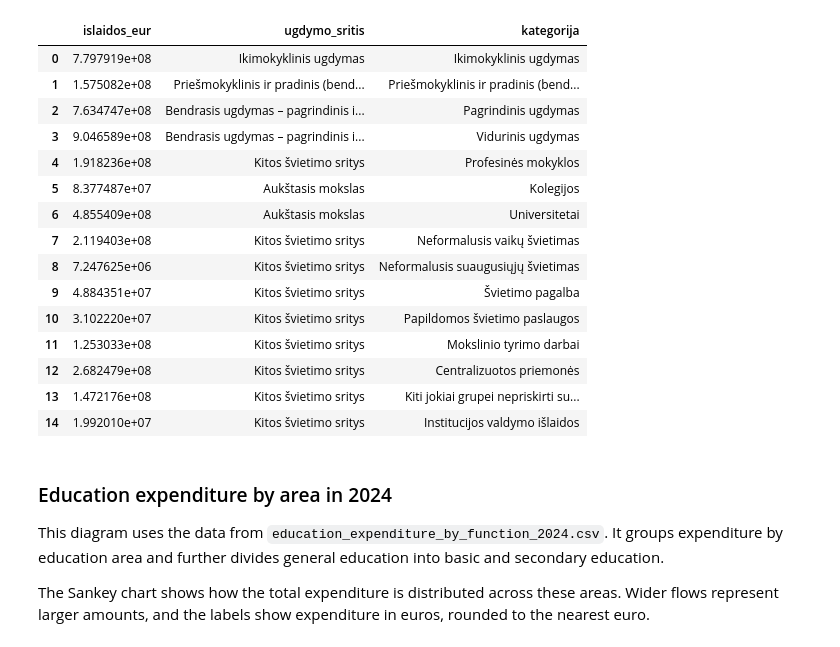
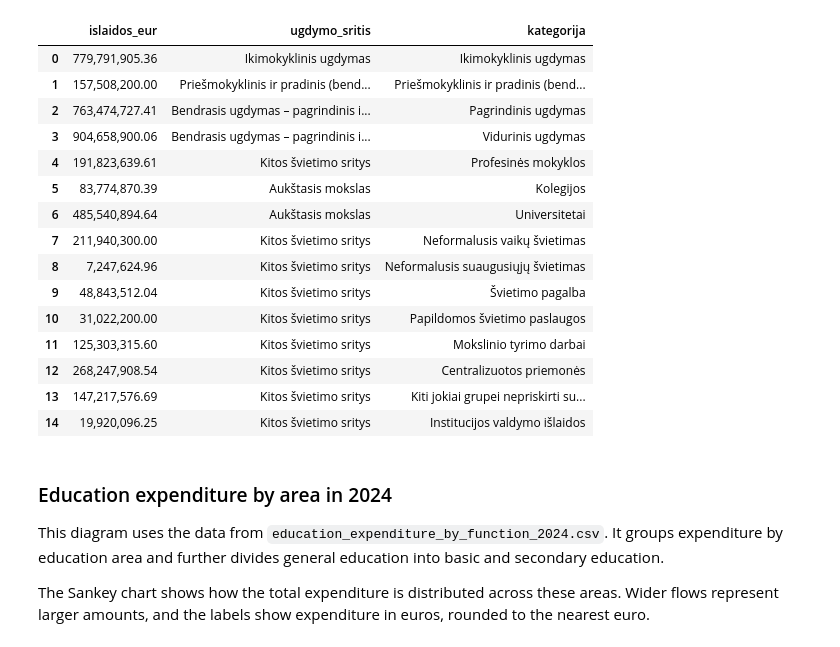
Before and after one commit to VeronikaMack/svietimo_finansu_projektas, a Jupyter notebook: notebooks/overview.ipynb, the cells around one changed output. Cells and saved outputs as stored; diff of their text form; code cells hidden in the pictures.

```diff
--- a/notebooks/overview.ipynb
+++ b/notebooks/overview.ipynb
@@ -1,29 +8,31 @@
 # %%
 import pandas as pd
+
+pd.options.display.float_format = "{:,.2f}".format
 
 education_spending = pd.read_csv(
     "../data/public/education_expenditure_by_function_2024.csv",
     usecols=["ugdymo_sritis", "kategorija", "islaidos_eur"],
 )
 
 display(education_spending)
 # %% [output]
 |  | islaidos_eur | ugdymo_sritis | kategorija |
-| 0 | 7.797919e+08 | Ikimokyklinis ugdymas | Ikimokyklinis ugdymas |
-| 1 | 1.575082e+08 | Priešmokyklinis ir pradinis (bend... | Priešmokyklinis ir pradinis (bend... |
-| 2 | 7.634747e+08 | Bendrasis ugdymas – pagrindinis i... | Pagrindinis ugdymas |
-| 3 | 9.046589e+08 | Bendrasis ugdymas – pagrindinis i... | Vidurinis ugdymas |
-| 4 | 1.918236e+08 | Kitos švietimo sritys | Profesinės mokyklos |
-| 5 | 8.377487e+07 | Aukštasis mokslas | Kolegijos |
-| 6 | 4.855409e+08 | Aukštasis mokslas | Universitetai |
-| 7 | 2.119403e+08 | Kitos švietimo sritys | Neformalusis vaikų švietimas |
-| 8 | 7.247625e+06 | Kitos švietimo sritys | Neformalusis suaugusiųjų švietimas |
-| 9 | 4.884351e+07 | Kitos švietimo sritys | Švietimo pagalba |
-| 10 | 3.102220e+07 | Kitos švietimo sritys | Papildomos švietimo paslaugos |
-| 11 | 1.253033e+08 | Kitos švietimo sritys | Mokslinio tyrimo darbai |
-| 12 | 2.682479e+08 | Kitos švietimo sritys | Centralizuotos priemonės |
-| 13 | 1.472176e+08 | Kitos švietimo sritys | Kiti jokiai grupei nepriskirti su... |
-| 14 | 1.992010e+07 | Kitos švietimo sritys | Institucijos valdymo išlaidos |
+| 0 | 779,791,905.36 | Ikimokyklinis ugdymas | Ikimokyklinis ugdymas |
+| 1 | 157,508,200.00 | Priešmokyklinis ir pradinis (bend... | Priešmokyklinis ir pradinis (bend... |
+| 2 | 763,474,727.41 | Bendrasis ugdymas – pagrindinis i... | Pagrindinis ugdymas |
+| 3 | 904,658,900.06 | Bendrasis ugdymas – pagrindinis i... | Vidurinis ugdymas |
+| 4 | 191,823,639.61 | Kitos švietimo sritys | Profesinės mokyklos |
+| 5 | 83,774,870.39 | Aukštasis mokslas | Kolegijos |
+| 6 | 485,540,894.64 | Aukštasis mokslas | Universitetai |
+| 7 | 211,940,300.00 | Kitos švietimo sritys | Neformalusis vaikų švietimas |
+| 8 | 7,247,624.96 | Kitos švietimo sritys | Neformalusis suaugusiųjų švietimas |
+| 9 | 48,843,512.04 | Kitos švietimo sritys | Švietimo pagalba |
+| 10 | 31,022,200.00 | Kitos švietimo sritys | Papildomos švietimo paslaugos |
+| 11 | 125,303,315.60 | Kitos švietimo sritys | Mokslinio tyrimo darbai |
+| 12 | 268,247,908.54 | Kitos švietimo sritys | Centralizuotos priemonės |
+| 13 | 147,217,576.69 | Kitos švietimo sritys | Kiti jokiai grupei nepriskirti su... |
+| 14 | 19,920,096.25 | Kitos švietimo sritys | Institucijos valdymo išlaidos |
 # %%
 import plotly.graph_objects as go
 
```
Also changed, not shown: parts of 10 cells of this notebook, 10 other files.
